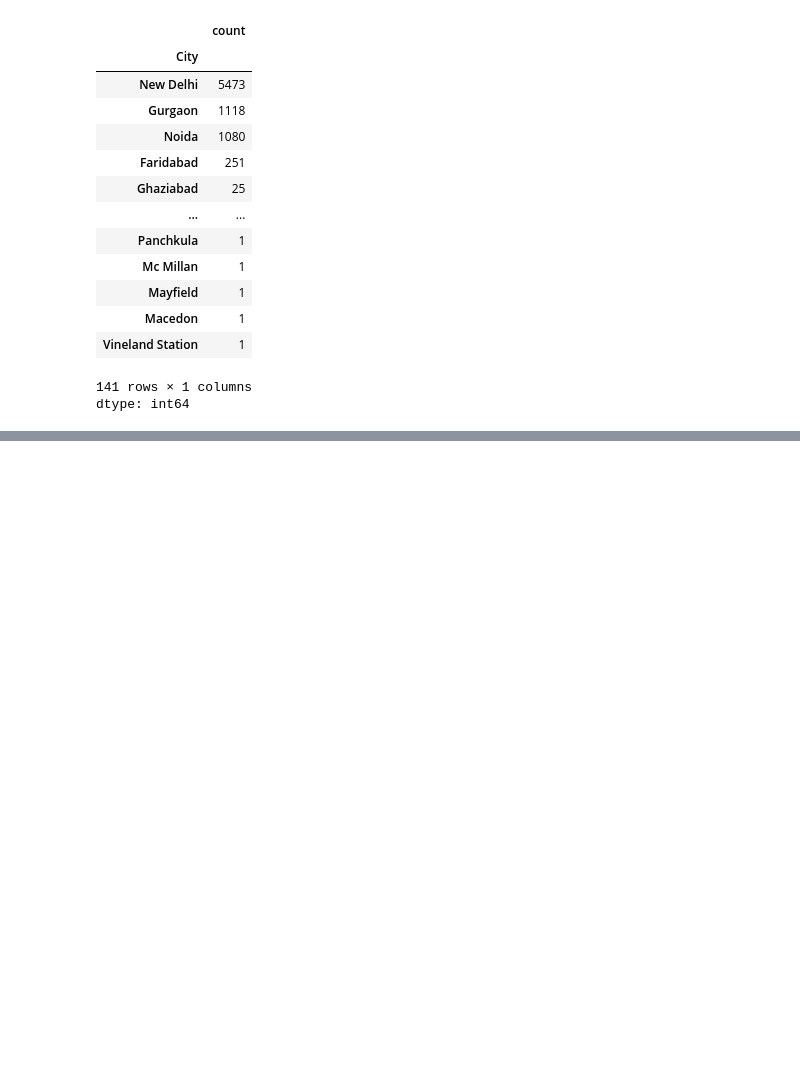
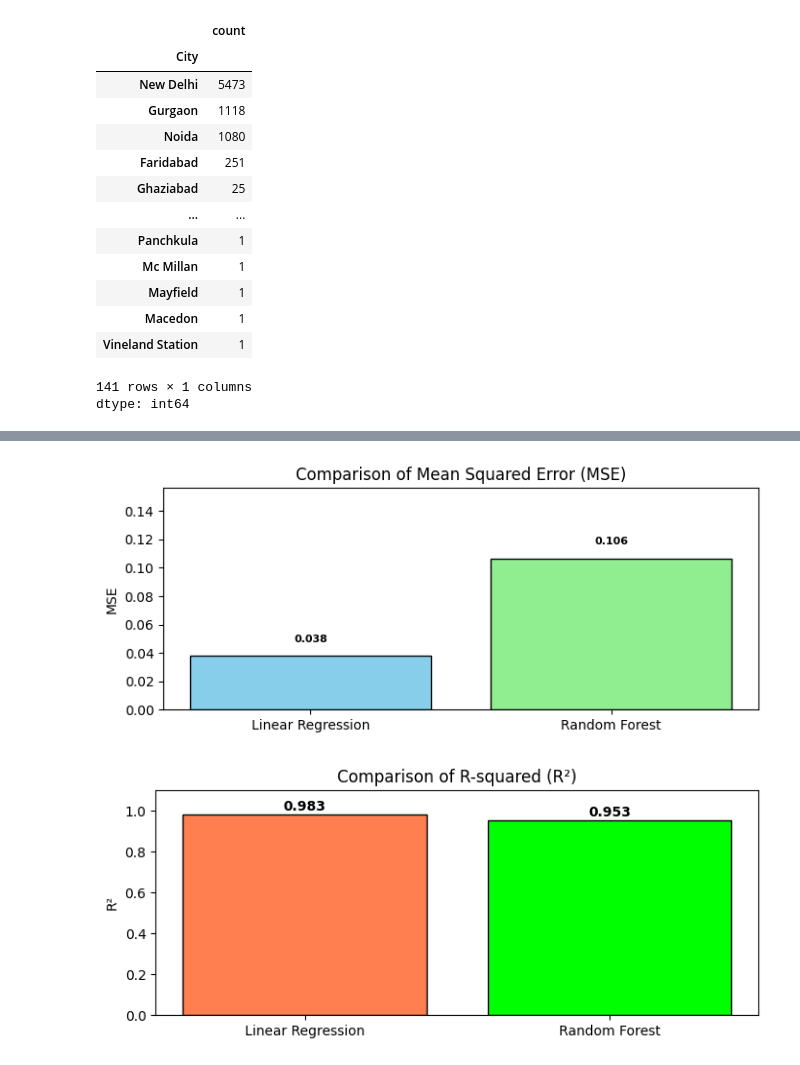
Before and after one commit to Meenutomar/Intel_Product_Sentiment_Analysis, a Jupyter notebook: notebooks/Restaurant_Rating_Prediction.ipynb, the cells around one changed output, grey strips where cells are left out. Saved outputs shown, nothing was run; the diff lists cells and outputs as text; code cells hidden in the pictures; blank space fills up the shorter version.

```diff
--- a/notebooks/Restaurant_Rating_Prediction.ipynb
+++ b/notebooks/Restaurant_Rating_Prediction.ipynb
@@ -107,0 +287,30 @@ dtype: int64
+# %%
+import matplotlib.pyplot as plt
+
+# Collect metrics for both models
+models = ['Linear Regression', 'Random Forest']
+mse_values = [0.03779925042879912, 0.1062091766296997]  # MSE for Linear and Random Forest
+r2_values = [0.9833930402323751, 0.9533373941749343]  # R² for Linear and Random Forest
+
+# Create a bar chart to compare MSE
+plt.figure(figsize=(8, 3))
+plt.bar(models, mse_values, color=['skyblue', 'lightgreen'], edgecolor='black')
+plt.title('Comparison of Mean Squared Error (MSE)')
+plt.ylabel('MSE')
+plt.ylim(0, max(mse_values) + 0.05)
+for i, v in enumerate(mse_values):
+    plt.text(i, v + 0.01, f'{v:.3f}', ha='center', fontsize=8, fontweight='bold')
+plt.show()
+
+# Create a bar chart to compare R-squared (R²)
+plt.figure(figsize=(8, 3))
+plt.bar(models, r2_values, color=['coral', 'lime'], edgecolor='black')
+plt.title('Comparison of R-squared (R²)')
+plt.ylabel('R²')
+plt.ylim(0, 1.1)  # Since R² is between 0 and 1
+for i, v in enumerate(r2_values):
+    plt.text(i, v + 0.02, f'{v:.3f}', ha='center', fontsize=10, fontweight='bold')
+plt.show()
+# %% [output]
+[figure, added]
+[figure, added]
```
Also changed, not shown: parts of 13 cells of this notebook.
